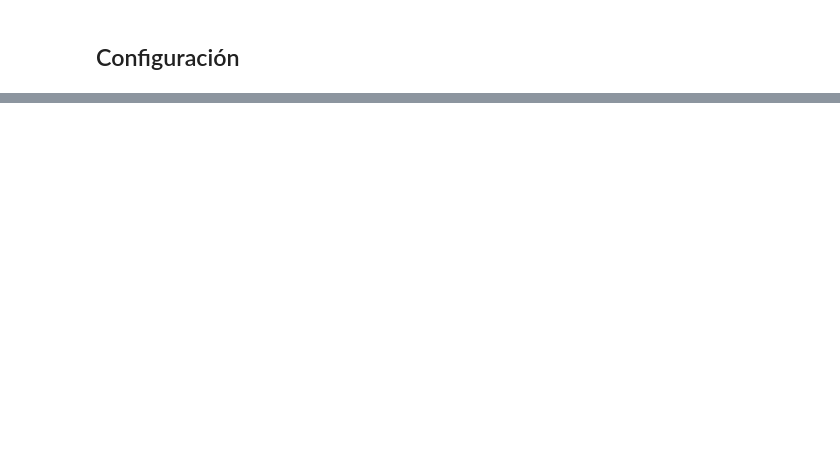
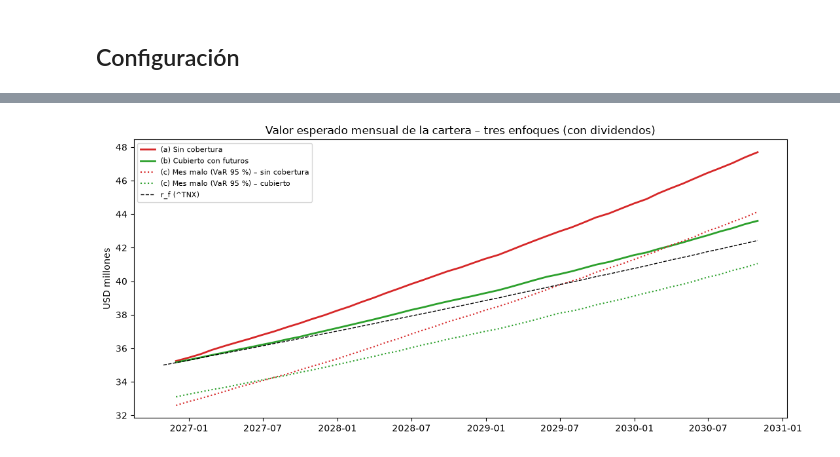
Before and after one commit to Juancho-00/laboratorio-2-derivados, a Jupyter notebook: notebooks/02_futuros_cobertura.ipynb, the cells around one changed output, grey strips where cells are left out. Saved outputs shown, nothing was run; the diff lists cells and outputs as text; code cells hidden in the pictures; blank space fills up the shorter version.

```diff
--- a/notebooks/02_futuros_cobertura.ipynb
+++ b/notebooks/02_futuros_cobertura.ipynb
@@ -1103,0 +1096,10 @@ plt.show()
+# %%
+# 10.1 Tasa libre de riesgo: efectiva vs. nominal (rf viene del Punto 8: ^TNX / 100)
+rf_mes  = (1 + rf) ** (1 / 12) - 1                  # efectiva mensual
+rf_trim = (1 + rf) ** (1 / 4) - 1                   # efectiva trimestral
+tasas = pd.DataFrame({
+    "Efectiva (compuesta)": [rf_mes, rf_trim, (1 + rf_mes) ** 12 - 1],
+    "Nominal (simple)":     [rf / 12, rf / 4, (1 + rf / 12) ** 12 - 1],
+}, index=["Mensual", "Trimestral", "Anual que resulta al capitalizar"])
+print(f"^TNX al 30/10/2026 = {rf * 100:.3f} -> r_f = {rf:.5f} | V0 a r_f en 4 años = {Vp * (1 + rf) ** 4:,.0f} USD")
+tasas.style.format("{:.4%}")
@@ -1103,0 +1278,23 @@ plt.show()
+# %%
+# 11.2 Rendimiento y valor esperado mensual bajo los tres enfoques (48 meses)
+var95_sin = var_cs.loc["VaR 95%", "Sin cobertura (%)"]; var99_sin = var_cs.loc["VaR 99%", "Sin cobertura (%)"]
+var95_cub = var_cs.loc["VaR 95%", "Cubierto (%)"];      var99_cub = var_cs.loc["VaR 99%", "Cubierto (%)"]
+
+EV_sin, EV_cub = V_sin.mean(axis=1), V_cub_neto.mean(axis=1)       # E[V_t], meses 0..48 (retorno total)
+r_sin = EV_sin[1:] / EV_sin[:-1] - 1                                # rendimiento esperado mensual (total)
+r_cub = EV_cub[1:] / EV_cub[:-1] - 1
+D_sin = EV_sin[:-1] * q_port_m                                      # dividendos esperados del mes (USD)
+D_cub = EV_cub[:-1] * q_port_m
+
+enf = pd.DataFrame({
+    "Trimestre": [f"T{(t - 1) // 3 + 1}" for t in range(1, n_mes + 1)],
+    "(a) r total": r_sin, "(a) r precio": r_sin - q_port_m, "(a) E[V]": EV_sin[1:], "(a) dividendos del mes": D_sin,
+    "(b) r total": r_cub, "(b) r precio": r_cub - q_port_m, "(b) E[V]": EV_cub[1:], "(b) dividendos del mes": D_cub,
+    "(c) V si VaR 95 % sin": EV_sin[:-1] * (1 - var95_sin), "(c) V si VaR 99 % sin": EV_sin[:-1] * (1 - var99_sin),
+    "(c) V si VaR 95 % cub": EV_cub[:-1] * (1 - var95_cub), "(c) V si VaR 99 % cub": EV_cub[:-1] * (1 - var99_cub),
+}, index=pd.Index(range(1, n_mes + 1), name="Mes"))
+enf.insert(0, "Fecha", fechas[1:].date)
+enf.to_csv(PROC / "tres_enfoques_mensual_v2.csv")
+
+pct = [c_ for c_ in enf.columns if " r " in f" {c_} "]
+enf.style.format({c_: "{:+.3%}" for c_ in pct} | {c_: "{:,.0f}" for c_ in enf.columns if c_ not in pct + ["Fecha", "Trimestre"]})
@@ -1103,0 +1357,14 @@ plt.show()
+# %%
+# 11.4 Gráfico: valor esperado mensual bajo los tres enfoques
+fig, ax = plt.subplots(figsize=(11, 5))
+x = pd.to_datetime(enf["Fecha"])
+ax.plot(x, enf["(a) E[V]"] / 1e6, color="tab:red", lw=2, label="(a) Sin cobertura")
+ax.plot(x, enf["(b) E[V]"] / 1e6, color="tab:green", lw=2, label="(b) Cubierto con futuros")
+ax.plot(x, enf["(c) V si VaR 95 % sin"] / 1e6, color="tab:red", ls=":", label="(c) Mes malo (VaR 95 %) – sin cobertura")
+ax.plot(x, enf["(c) V si VaR 95 % cub"] / 1e6, color="tab:green", ls=":", label="(c) Mes malo (VaR 95 %) – cubierto")
+ax.plot(fechas, Vp * (1 + rf_mes) ** np.arange(n_mes + 1) / 1e6, "k--", lw=1, label="r_f (^TNX)")
+ax.set_ylabel("USD millones"); ax.legend(fontsize=8, loc="upper left")
+ax.set_title("Valor esperado mensual de la cartera – tres enfoques (con dividendos)")
+plt.tight_layout(); fig.savefig(RAIZ / "outputs" / "figures" / "tres_enfoques_mensual_v2.png", dpi=150); plt.show()
+# %% [output]
+[figure, added]
```
Also changed, not shown: parts of 119 cells of this notebook, 38 other files.
